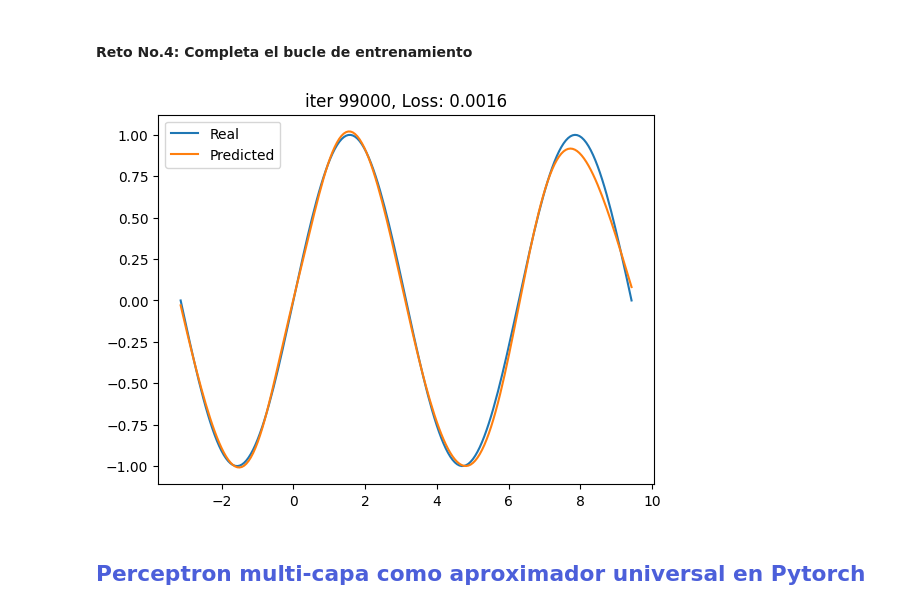
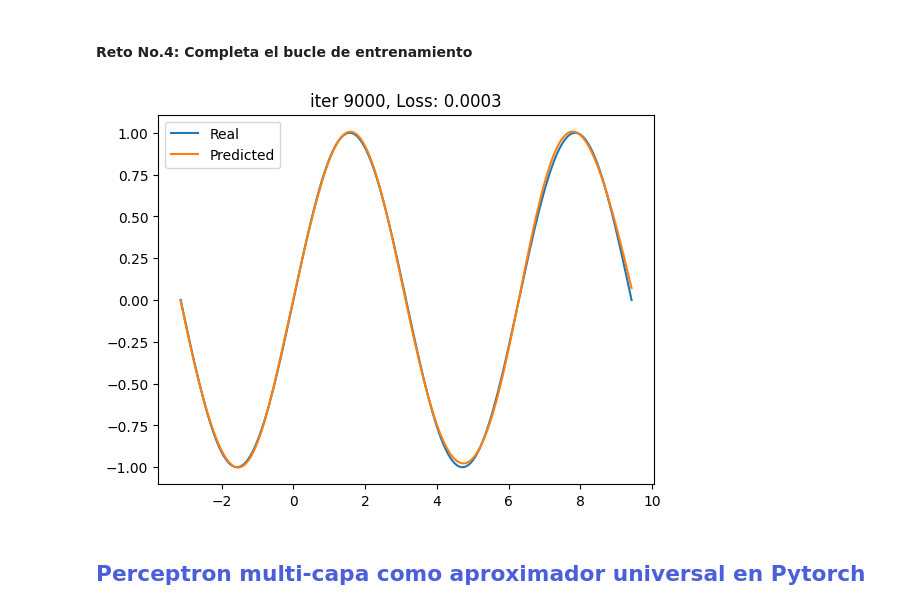
Before and after one commit to Blinded4545/Hands-on-Computer-Vision-old, a Jupyter notebook: sesiones/sesion3/Sesion3_1_DeepLearning.ipynb, the cells around one changed output. Drawn from its saved outputs; the diff is of its cells as text; code cells hidden in the pictures.

```diff
--- a/sesiones/sesion3/Sesion3_1_DeepLearning.ipynb
+++ b/sesiones/sesion3/Sesion3_1_DeepLearning.ipynb
@@ -153,7 +153,7 @@ $$
 #COMO SE CREAN LOS KERNELS, tipo de como se plantean las matrices
 # Hay una forma de determinar el tama;o idoneo para una red neuronal sin que haya overfitting
 # Training loop
-for iter in range(iters):
+for iter in range(10000):
 
     # *********************
     # FORWARD PASS
@@ -174,34 +174,34 @@ for iter in range(iters):
     d_loss = mse_loss_derivative(y, y_pred)
     d_z2 = d_loss
     d_W2 = np.dot(a1.T, d_z2)
     d_b2 = np.sum(d_z2, axis=0, keepdims=True)
     d_a1 = np.dot(d_z2, W2.T)
     d_z1 = d_a1 * tanh_derivative(z1)
     d_W1 = np.dot(x.T, d_z1)
     d_b1 = np.sum(d_z1, axis=0)
 
     # ********************
     # WEIGHT UPDATES
     # ********************
     W1 -= learning_rate * d_W1
     b1 -= learning_rate * d_b1
     W2 -= learning_rate * d_W2
     b2 -= learning_rate * d_b2
 
 
     # ********************
     # PLOT PREDICTIONS
     # ********************
     # dont touch this
     if iter % 1000 == 0:
         clear_output(wait=True)
         plt.plot(x, y, label='Real')
         plt.plot(x, y_pred, label='Predicted')
         plt.title(f'iter {iter}, Loss: {loss:.4f}')
         plt.legend()
         plt.show()
 # %% [output]
-[figure, old version]
+[figure, new version]
 # %% [markdown]
 ## <font color='#4C5FDA'>**Perceptron multi-capa como aproximador universal en Pytorch** </font> <a name="tema1">
 # %% [markdown]
```
Also changed, not shown: parts of 2 cells of this notebook.
